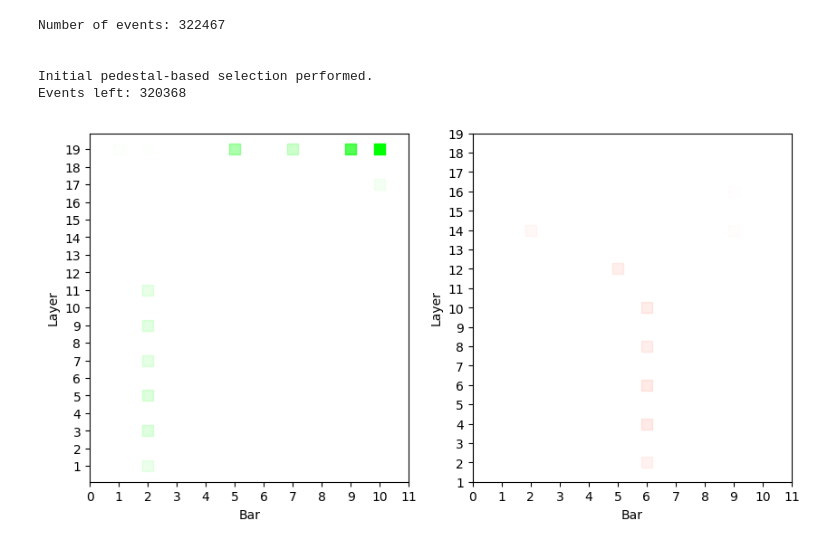
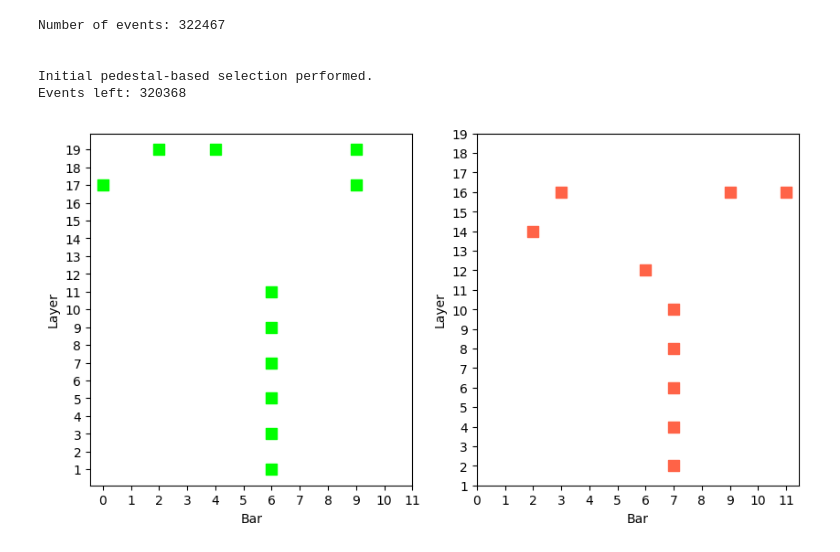
Before and after one commit to gajdangreta/hcalTestBeam, a Jupyter notebook: hcalEnv/notebooks/check_new_decode.ipynb, the cells around one changed output. Drawn from its saved outputs; the diff is of its cells as text; code cells hidden in the pictures.

```diff
--- a/hcalEnv/notebooks/check_new_decode.ipynb
+++ b/hcalEnv/notebooks/check_new_decode.ipynb
@@ -50,7 +50,7 @@ Number of events: 322467
 Initial pedestal-based selection performed.
 Events left: 320368
 # %%
-single_event=r[r["pf_event"]==217]
+single_event=r[r["pf_event"]==8]
 single_event.loc[single_event['layer']<10, 'strip'] = single_event['strip'] + 2
 
 single_even=single_event[single_event["layer"]%2==0]
@@ -60,18 +60,18 @@ norm=np.max(single_event["adc_sum_end0"])
 # %%
 plt.rcParams["figure.figsize"]=(10,5)
 plt.subplot(1,2,1)
-plt.scatter(single_odd["strip"], single_odd["layer"], alpha=single_odd["adc_sum_end0"]/norm, color="lime", marker="s", s=75)
+plt.scatter(single_odd["strip"], single_odd["layer"], color="lime", marker="s", s=75)#, alpha=single_odd["adc_sum_end0"]/norm)
 plt.yticks(np.arange(1,20))
 plt.xticks(np.arange(0,12))
 plt.xlabel("Bar")
 plt.ylabel("Layer")
 
 plt.subplot(1,2,2)
-plt.scatter(single_even["strip"], single_even["layer"], alpha=single_odd["adc_sum_end0"]/norm, color="tomato", marker="s", s=75)
+plt.scatter(single_even["strip"], single_even["layer"],color="tomato", marker="s", s=75)#, alpha=single_odd["adc_sum_end0"]/norm, )
 plt.yticks(np.arange(1,20))
 plt.xticks(np.arange(0,12))
 plt.xlabel("Bar")
 plt.ylabel("Layer")
 plt.show()
 # %% [output]
-[figure, old version]
+[figure, new version]
```
Also changed, not shown: parts of 1 cell of this notebook, 2 other files.
